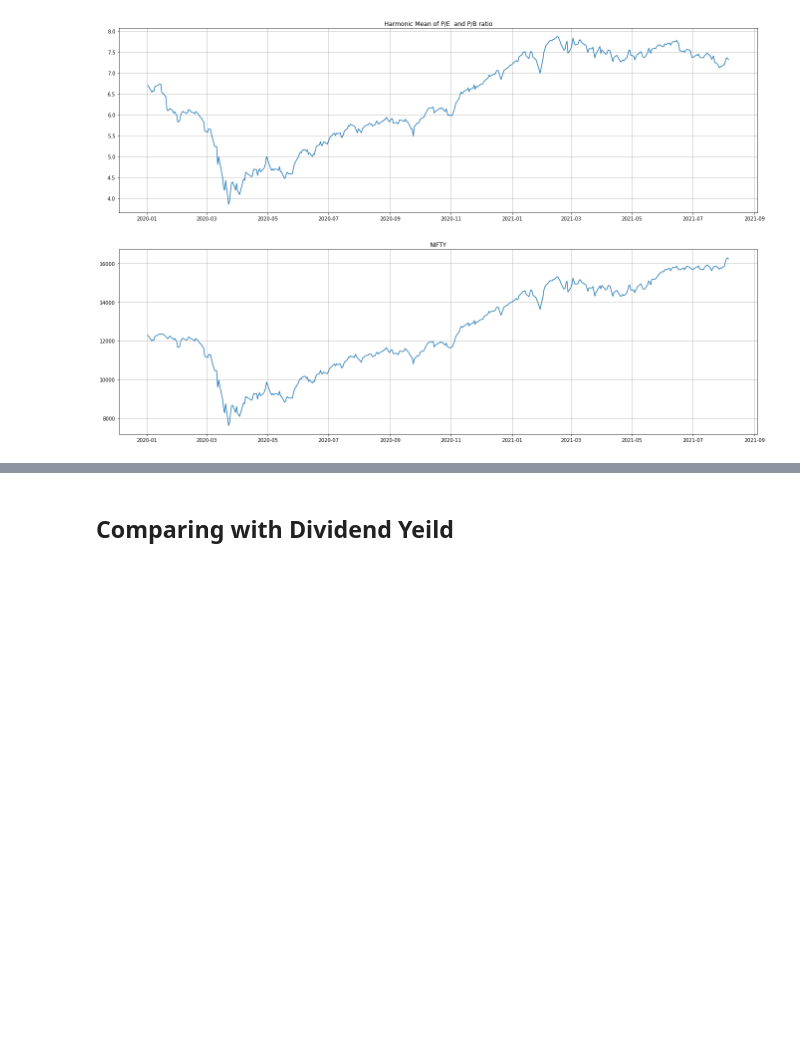
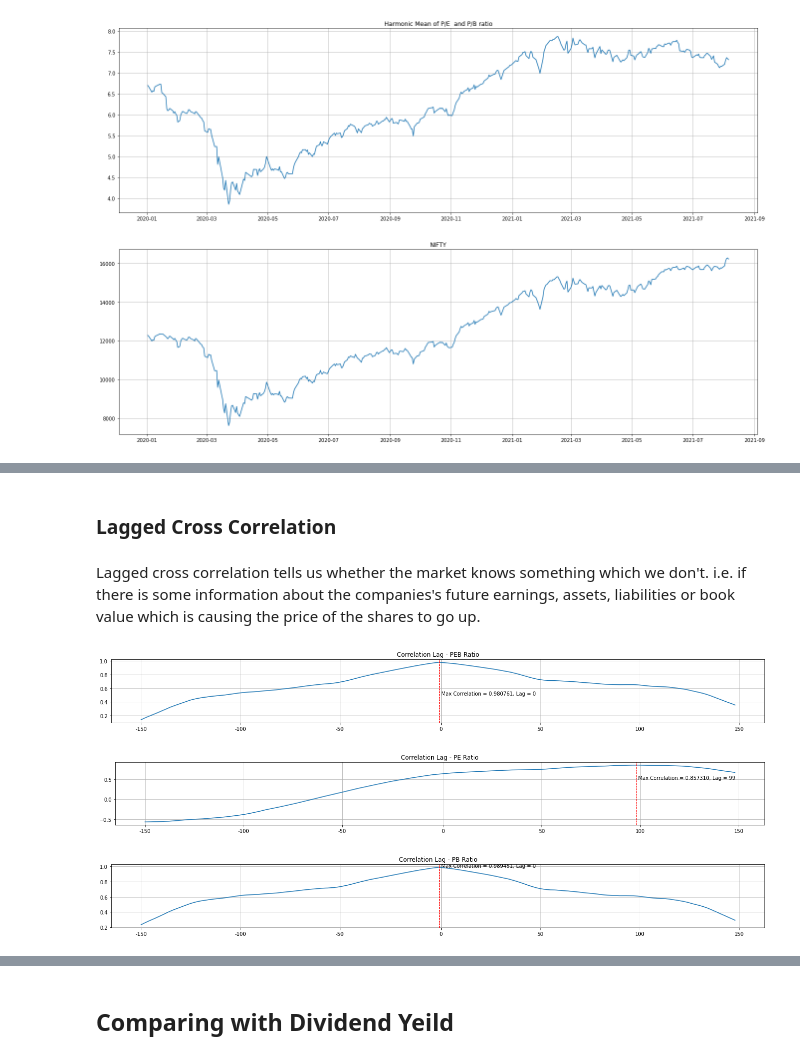
Before and after one commit to shayanrc/Mid-Covid-Market-Analysis, a Jupyter notebook: COVID NIFTY Analysis.ipynb, the cells around one changed output, grey strips where cells are left out. Drawn from its saved outputs; the diff is of its cells as text; code cells hidden in the pictures; blank space fills up the shorter version.

Commit message:
Lagged correlation analysis

```diff
--- a/COVID NIFTY Analysis.ipynb
+++ b/COVID NIFTY Analysis.ipynb
@@ -168,0 +178,5 @@ ax.grid()
+# %% [markdown]
+### Lagged Cross Correlation
+# %% [markdown]
+Lagged cross correlation tells us whether the market knows something which we don't.
+i.e. if there is some information about the companies's future earnings, assets, liabilities or book value which is causing the price of the shares to go up.
@@ -168,0 +185,72 @@ ax.grid()
+# %%
+def lagged_crosscorr(datax, datay, lag=0, wrap=False):
+    """ Lag-N cross correlation.
+    Shifted data filled with NaNs
+
+    Parameters
+    ----------
+    lag : int, default 0
+    datax, datay : pandas.Series objects of equal length
+    Returns
+    ----------
+    crosscorr : float
+    """
+    if wrap:
+        shiftedy = datay.shift(lag)
+        shiftedy.iloc[:lag] = datay.iloc[-lag:].values
+        return datax.corr(shiftedy)
+    else:
+        return datax.corr(datay.shift(lag))
+# %%
+rs = [lagged_crosscorr(nifty_df.Close, pe_df['PEB_Ratio'], lag) for lag in range(-150,150)]
+# offset = np.floor(len(rs)/2)-np.argmax(rs)
+
+fig = plt.figure(figsize=(23,5))
+ax = fig.add_subplot(211)
+ax.plot(rs)
+ax.set_title('Correlation Lag - PEB Ratio')
+argmax_corr = np.argmax(rs)
+ax.grid()
+plt.axvline(x=argmax_corr, color='r', linewidth=1.0, linestyle='--')
+plt.text(argmax_corr+1,
+         0.5,
+         'Max Correlation = %f, Lag = %.f'%(rs[argmax_corr],argmax_corr-150),
+         rotation=0)
+ax.set_xticks([0, 50, 100, 151, 201, 251, 301])
+ax.set_xticklabels([-150, -100, -50, 0, 50, 100, 150]);
+
+rs = [lagged_crosscorr(nifty_df.Close, pe_df['P/E'], lag) for lag in range(-150,150)]
+
+fig = plt.figure(figsize=(23,5))
+ax = fig.add_subplot(211)
+ax.plot(rs)
+ax.set_title('Correlation Lag - PE Ratio')
+argmax_corr = np.argmax(rs)
+ax.grid()
+plt.axvline(x=argmax_corr, color='r', linewidth=1.0, linestyle='--')
+plt.text(argmax_corr+1,
+         0.5,
+         'Max Correlation = %f, Lag = %.f'%(rs[argmax_corr],argmax_corr-150),
+         rotation=0)
+ax.set_xticks([0, 50, 100, 151, 201, 251, 301])
+ax.set_xticklabels([-150, -100, -50, 0, 50, 100, 150]);
+
+rs = [lagged_crosscorr(nifty_df.Close, pe_df['P/B'], lag) for lag in range(-150,150)]
+
+fig = plt.figure(figsize=(23,5))
+ax = fig.add_subplot(211)
+ax.plot(rs)
+ax.set_title('Correlation Lag - PB Ratio')
+argmax_corr = np.argmax(rs)
+ax.grid()
+plt.axvline(x=argmax_corr, color='r', linewidth=1.0, linestyle='--')
+plt.text(argmax_corr+1,
+         rs[argmax_corr],
+         'Max Correlation = %f, Lag = %.f'%(rs[argmax_corr],argmax_corr-150),
+         rotation=0)
+ax.set_xticks([0, 50, 100, 151, 201, 251, 301])
+ax.set_xticklabels([-150, -100, -50, 0, 50, 100, 150]);
+# %% [output]
+[figure, added]
+[figure, added]
+[figure, added]
```
Also changed, not shown: parts of 7 cells of this notebook.
